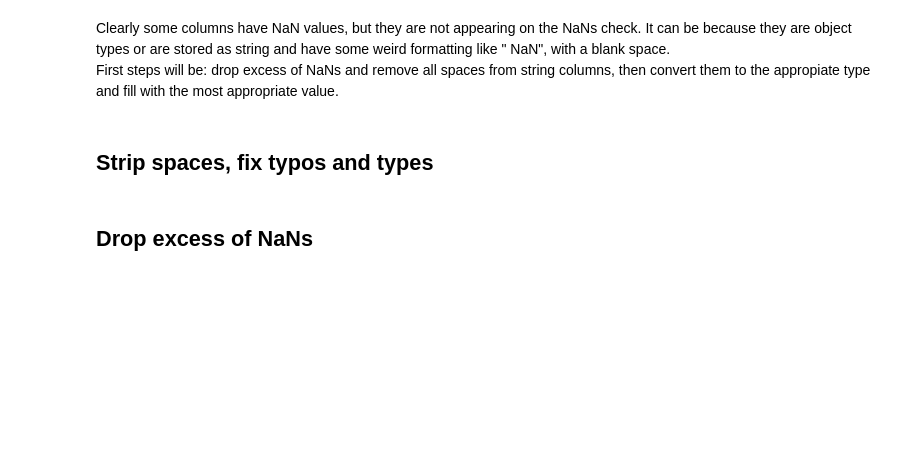
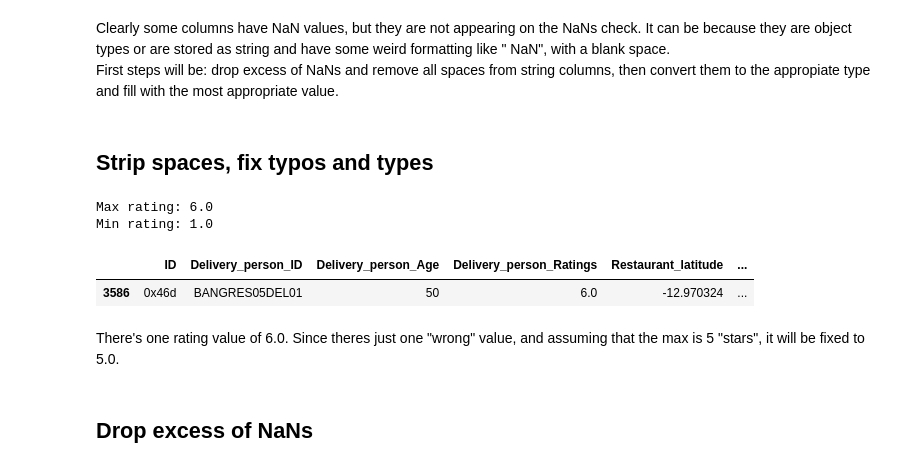
Before and after one commit to luc457x/CDS-PA, a Jupyter notebook: notebook.ipynb, the cells around one changed output. Cells and saved outputs as stored; diff of their text form; code cells hidden in the pictures; blank space fills up the shorter version.

```diff
--- a/notebook.ipynb
+++ b/notebook.ipynb
@@ -123,0 +129,10 @@ df_clear["Time_taken(min)"] = df_clear["Time_taken(min)"].str.extract(r'(\d+)').
+# %%
+print(f"Max rating: {df_clear["Delivery_person_Ratings"].max()}\nMin rating: {df_clear["Delivery_person_Ratings"].min()}")
+df_clear[df_clear["Delivery_person_Ratings"] > 5.0]
+# %% [output]
+Max rating: 6.0
+Min rating: 1.0
+|  | ID | Delivery_person_ID | Delivery_person_Age | Delivery_person_Ratings | Restaurant_latitude | ... |
+| 3586 | 0x46d | BANGRES05DEL01 | 50 | 6.0 | -12.970324 | ... |
+# %% [markdown]
+There's one rating value of 6.0. Since theres just one "wrong" value, and assuming that the max is 5 "stars", it will be fixed to 5.0.
```
Also changed, not shown: parts of 30 cells of this notebook.
